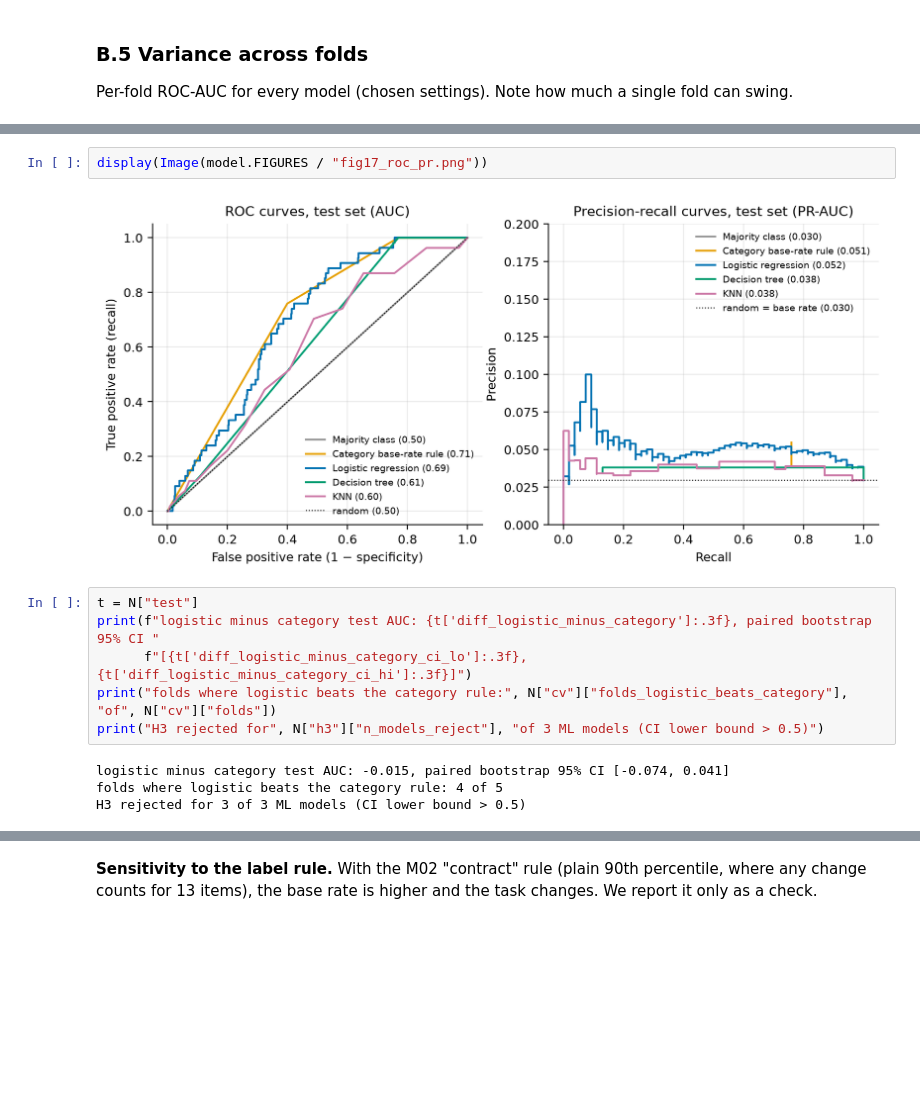
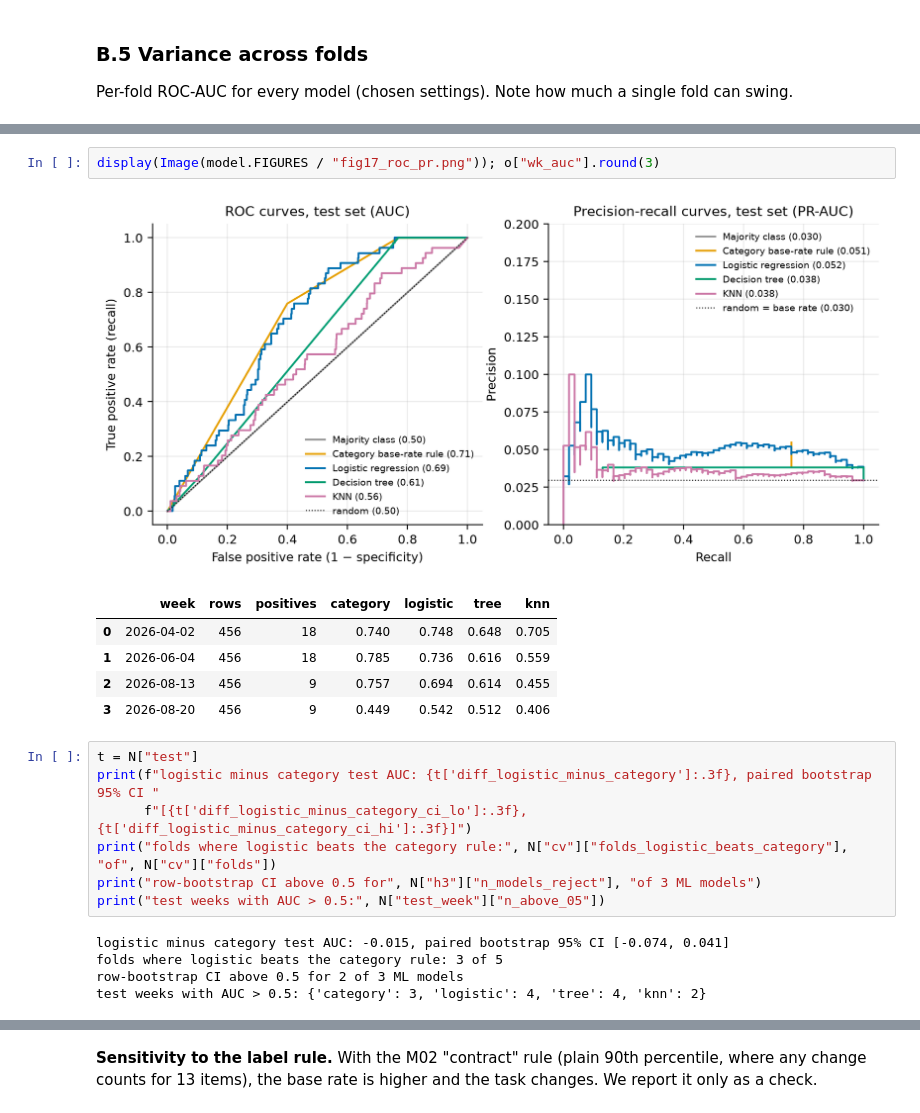
Before and after one commit to Samzzh0803/Pakistan-Food-Price-Premiums-and-Deprivation, a Jupyter notebook: notebooks/M03_baseline_models.ipynb, the cells around one changed output, grey strips where cells are left out. Saved outputs shown, nothing was run; the diff lists cells and outputs as text; blank space fills up the shorter version.

```diff
--- a/notebooks/M03_baseline_models.ipynb
+++ b/notebooks/M03_baseline_models.ipynb
@@ -380,16 +393,23 @@ display(mm[["test_accuracy", "test_precision", "test_recall", "test_specificity"
 # %%
-display(Image(model.FIGURES / "fig17_roc_pr.png"))
+display(Image(model.FIGURES / "fig17_roc_pr.png")); o["wk_auc"].round(3)
 # %% [output]
-[figure, old version]
+[figure, new version]
+|  | week | rows | positives | category | logistic | tree | knn |
+| 0 | 2026-04-02 | 456 | 18 | 0.740 | 0.748 | 0.648 | 0.705 |
+| 1 | 2026-06-04 | 456 | 18 | 0.785 | 0.736 | 0.616 | 0.559 |
+| 2 | 2026-08-13 | 456 | 9 | 0.757 | 0.694 | 0.614 | 0.455 |
+| 3 | 2026-08-20 | 456 | 9 | 0.449 | 0.542 | 0.512 | 0.406 |
 # %%
 t = N["test"]
 print(f"logistic minus category test AUC: {t['diff_logistic_minus_category']:.3f}, paired bootstrap 95% CI "
       f"[{t['diff_logistic_minus_category_ci_lo']:.3f}, {t['diff_logistic_minus_category_ci_hi']:.3f}]")
 print("folds where logistic beats the category rule:", N["cv"]["folds_logistic_beats_category"], "of", N["cv"]["folds"])
-print("H3 rejected for", N["h3"]["n_models_reject"], "of 3 ML models (CI lower bound > 0.5)")
+print("row-bootstrap CI above 0.5 for", N["h3"]["n_models_reject"], "of 3 ML models")
+print("test weeks with AUC > 0.5:", N["test_week"]["n_above_05"])
 # %% [output]
 logistic minus category test AUC: -0.015, paired bootstrap 95% CI [-0.074, 0.041]
-folds where logistic beats the category rule: 4 of 5
-H3 rejected for 3 of 3 ML models (CI lower bound > 0.5)
+folds where logistic beats the category rule: 3 of 5
+row-bootstrap CI above 0.5 for 2 of 3 ML models
+test weeks with AUC > 0.5: {'category': 3, 'logistic': 4, 'tree': 4, 'knn': 2}
 # %% [markdown]
 **Reading the table.**
```
Also changed, not shown: parts of 26 cells of this notebook, 29 other files.
